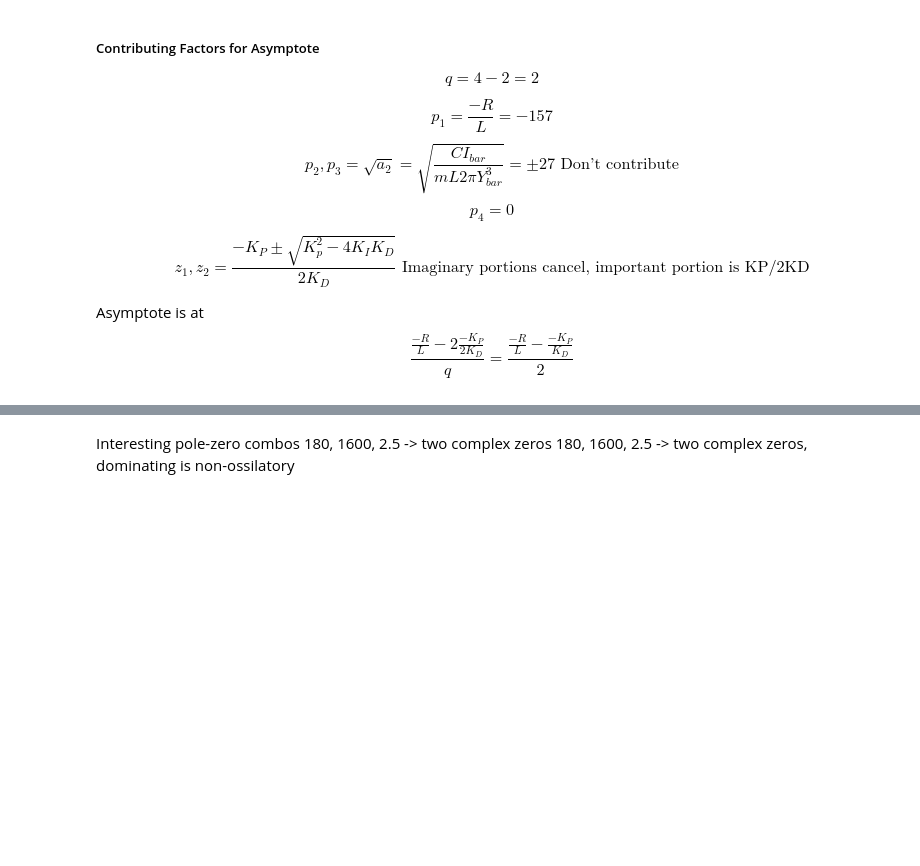
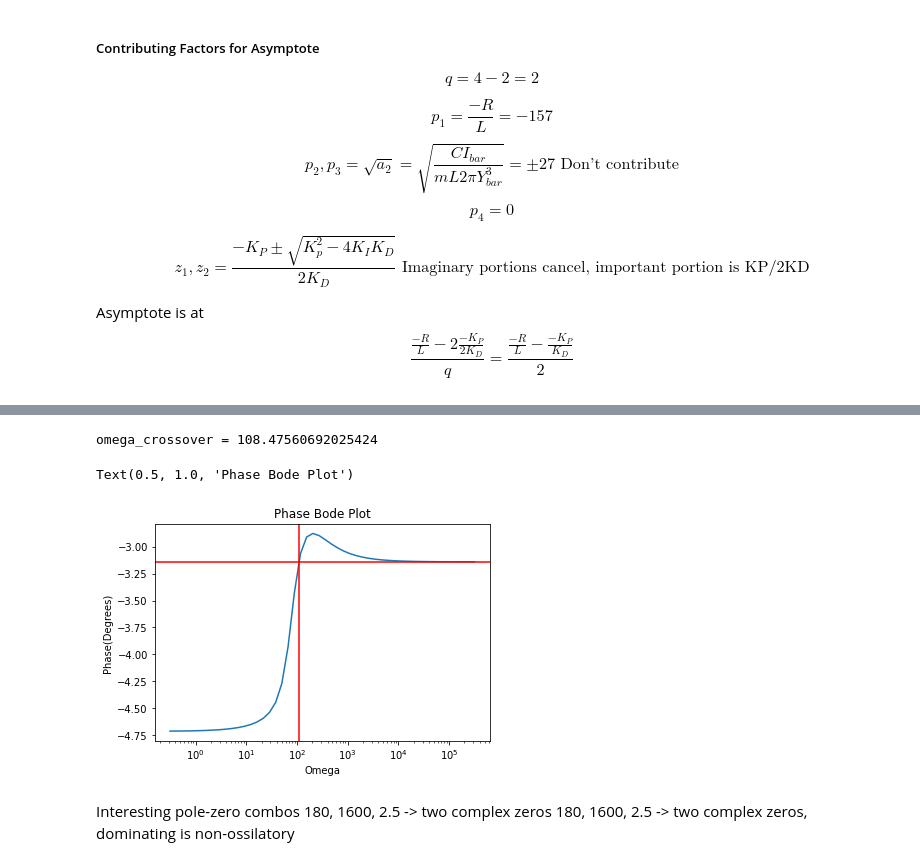
Before and after one commit to AmyPhung/mag-lev-controls, a Jupyter notebook: notebooks/controller_tuning.ipynb, the cells around one changed output, grey strips where cells are left out. Drawn from its saved outputs; the diff is of its cells as text; code cells hidden in the pictures; blank space fills up the shorter version.

```diff
--- a/notebooks/controller_tuning.ipynb
+++ b/notebooks/controller_tuning.ipynb
@@ -100,3 +154,15 @@ plt.show()
+# %%
+print("omega_crossover =", wg )
+semilogx(w,phase)
+plt.axhline(y=-np.pi, color='r', linestyle='-')
+plt.axvline(x=wg, color='r', linestyle='-')
+plt.xlabel("Omega")
+plt.ylabel("Phase(Degrees)")
+plt.title("Phase Bode Plot")
+# %% [output]
+omega_crossover = 108.47560692025424
+Text(0.5, 1.0, 'Phase Bode Plot')
+[figure, added]
 # %% [markdown]
 Interesting pole-zero combos
 180, 1600, 2.5 -> two complex zeros
```
Also changed, not shown: parts of 20 cells of this notebook, 5 other files.
